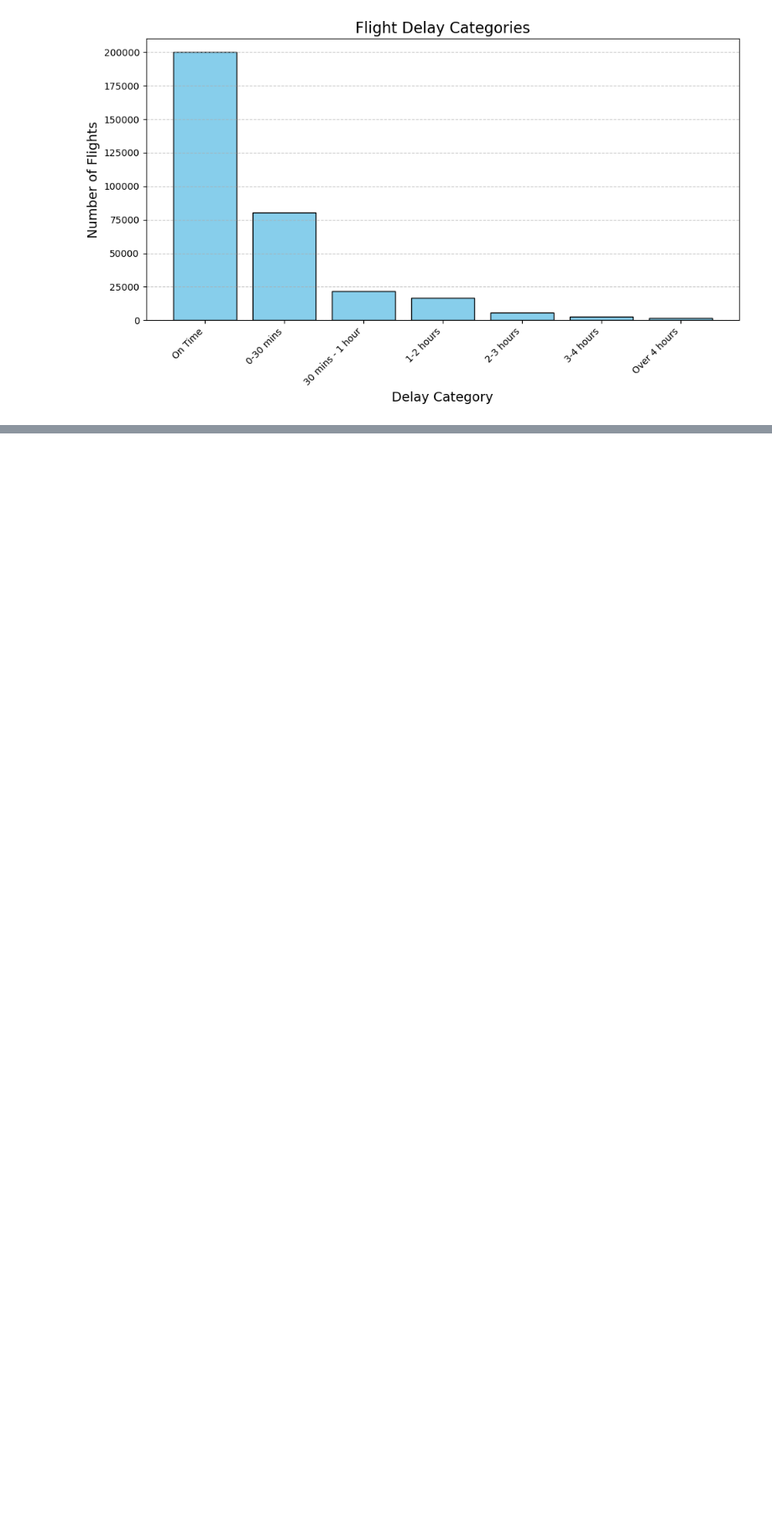
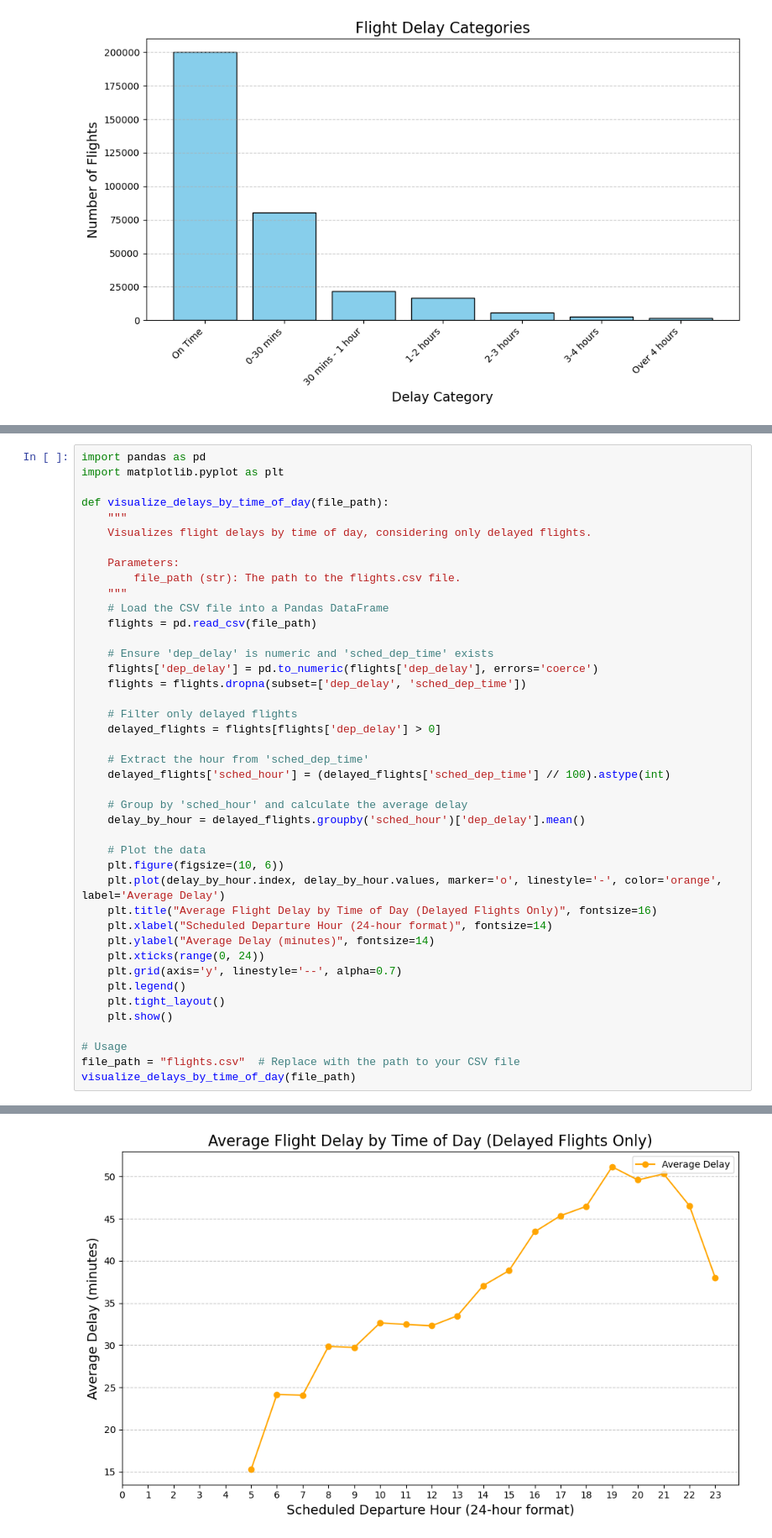
Before and after one commit to ifmay/DataScienceFinal, a Jupyter notebook: graphs.ipynb, the cells around one changed output, grey strips where cells are left out. Shown at 84% size. Cells and saved outputs as stored; diff of their text form; blank space fills up the shorter version.

```diff
--- a/graphs.ipynb
+++ b/graphs.ipynb
@@ -106,0 +110,43 @@ visualize_flight_delays(file_path)
+# %%
+import pandas as pd
+import matplotlib.pyplot as plt
+
+def visualize_delays_by_time_of_day(file_path):
+    """
+    Visualizes flight delays by time of day, considering only delayed flights.
+
+    Parameters:
+        file_path (str): The path to the flights.csv file.
+    """
+    # Load the CSV file into a Pandas DataFrame
+    flights = pd.read_csv(file_path)
+
+    # Ensure 'dep_delay' is numeric and 'sched_dep_time' exists
+    flights['dep_delay'] = pd.to_numeric(flights['dep_delay'], errors='coerce')
+    flights = flights.dropna(subset=['dep_delay', 'sched_dep_time'])
+
+    # Filter only delayed flights
+    delayed_flights = flights[flights['dep_delay'] > 0]
+
+    # Extract the hour from 'sched_dep_time'
+    delayed_flights['sched_hour'] = (delayed_flights['sched_dep_time'] // 100).astype(int)
+
+    # Group by 'sched_hour' and calculate the average delay
+    delay_by_hour = delayed_flights.groupby('sched_hour')['dep_delay'].mean()
+
+    # Plot the data
+    plt.figure(figsize=(10, 6))
+    plt.plot(delay_by_hour.index, delay_by_hour.values, marker='o', linestyle='-', color='orange', label='Average Delay')
+    plt.title("Average Flight Delay by Time of Day (Delayed Flights Only)", fontsize=16)
+    plt.xlabel("Scheduled Departure Hour (24-hour format)", fontsize=14)
+    plt.ylabel("Average Delay (minutes)", fontsize=14)
+    plt.xticks(range(0, 24))
+    plt.grid(axis='y', linestyle='--', alpha=0.7)
+    plt.legend()
+    plt.tight_layout()
+    plt.show()
+
+# Usage
+file_path = "flights.csv"  # Replace with the path to your CSV file
+visualize_delays_by_time_of_day(file_path)
+# %% [output]
@@ -106,0 +158 @@ visualize_flight_delays(file_path)
+[figure, added]
```
Also changed, not shown: parts of 6 cells of this notebook, 1 other file.
